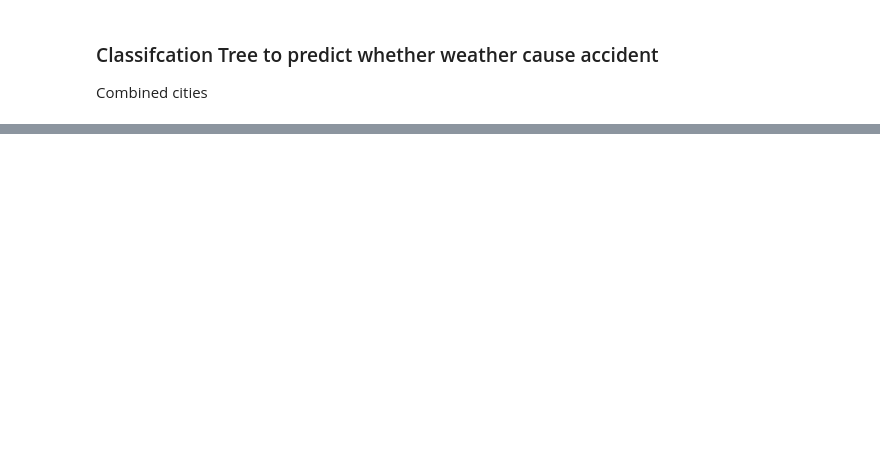
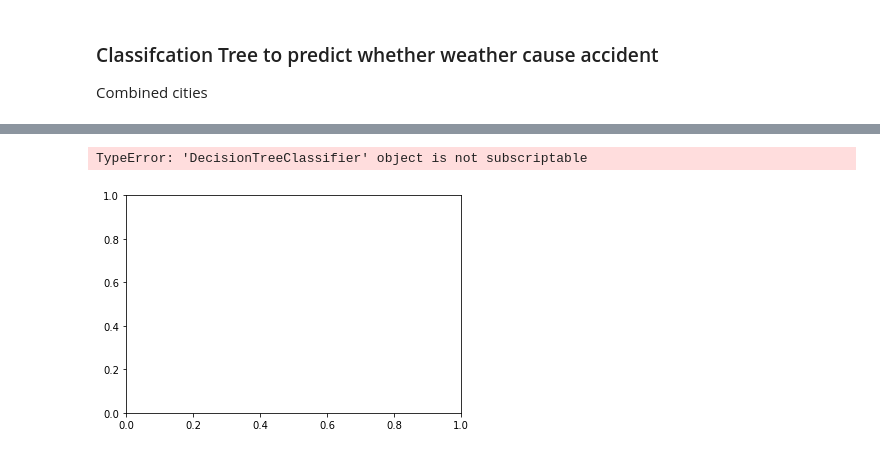
Before and after one commit to JarrelT/SC1015-Project-Ay2021, a Jupyter notebook: SC1015_Project.ipynb, the cells around one changed output, grey strips where cells are left out. Saved outputs shown, nothing was run; the diff lists cells and outputs as text; code cells hidden in the pictures; blank space fills up the shorter version.

```diff
--- a/SC1015_Project.ipynb
+++ b/SC1015_Project.ipynb
@@ -439,0 +440,15 @@ sb.boxplot(x = "P_Value(in)", y = "Accident", data = trainDF, orient = "h")
+# %%
+# List of values to try for max_depth:
+max_depth_range = list(range(1, 6))
+# List to store the accuracy for each value of max_depth:
+accuracy = []
+fig, ax = plt.subplots()
+for depth in max_depth_range:
+    clf = DecisionTreeClassifier(max_depth = depth, random_state = 0)
+    clf.fit(X_train, y_train)
+    score = clf.score(X_test, y_test)
+    accuracy.append(score)
+    ax.plot(clf[:-1], accuracy[:-1], marker="o", drawstyle="steps-post")
+# %% [output]
+TypeError: 'DecisionTreeClassifier' object is not subscriptable
+[figure, added]
```
Also changed, not shown: parts of 6 cells of this notebook.
